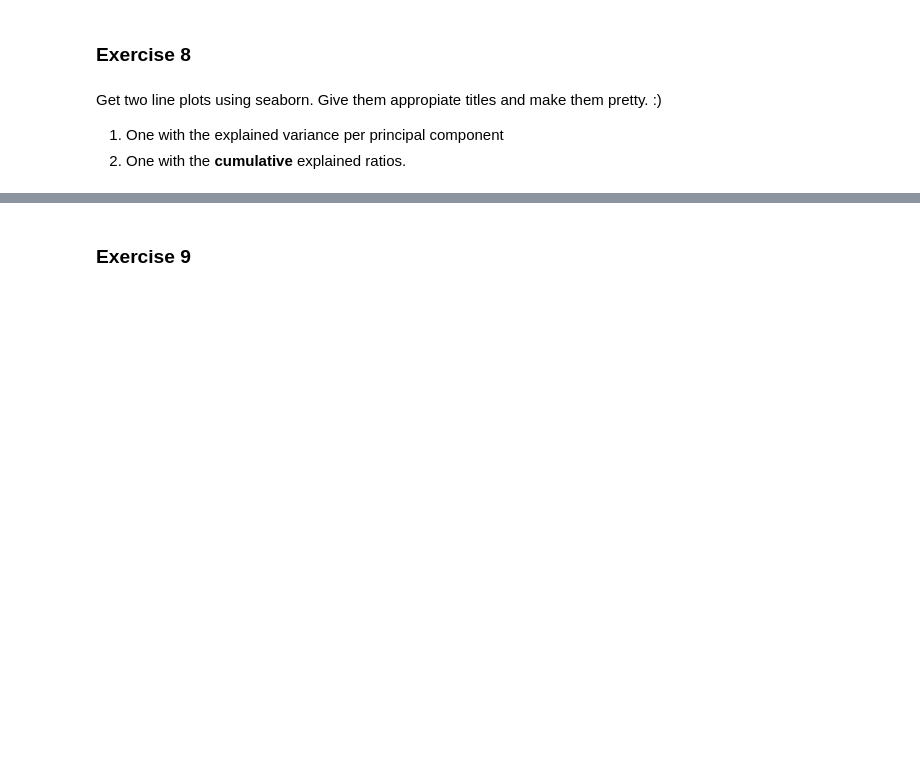
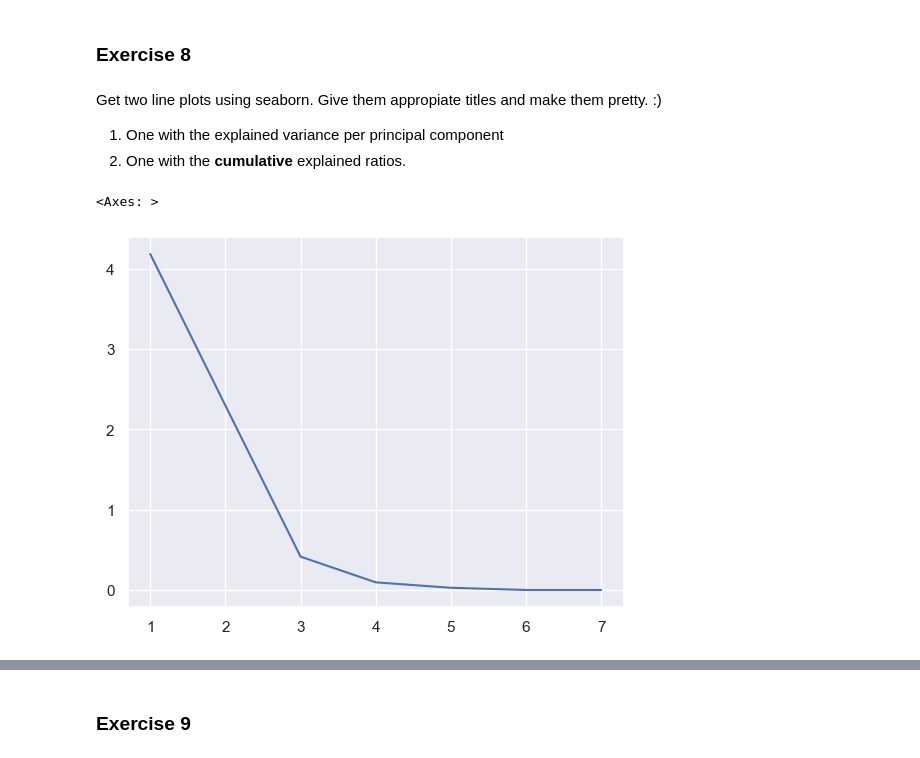
Before and after one commit to Tietgen-ITU/applied-artificial-intelligence, a Jupyter notebook: exercises/lecture-06/Pizza_dimensionality_reduction_clustering.ipynb, the cells around one changed output, grey strips where cells are left out. Drawn from its saved outputs; the diff is of its cells as text; code cells hidden in the pictures; blank space fills up the shorter version.

```diff
--- a/exercises/lecture-06/Pizza_dimensionality_reduction_clustering.ipynb
+++ b/exercises/lecture-06/Pizza_dimensionality_reduction_clustering.ipynb
@@ -63,3 +103,6 @@ Prepare your data for PCA:
 2. Scale your data using a standard scaler and print it. Import what you need.
 # %%
 # Your code for 5.1 here
+
+X = pizzas[["mois", "prot", "fat", "ash", "sodium", "carb", "cal"]]
+X
@@ -66,2 +123,9 @@ Prepare your data for PCA:
 # %%
 # Your code for 5.2 here
+pipe = Pipeline([
+    ("scaler", StandardScaler())
+    ])
+
+X_scalar = pipe.fit_transform(X)
+
+print(X_scalar)
@@ -71,3 +149,5 @@ Prepare your data for PCA:
 Create a PCA instance, call it `pca`. Fit it with the data X.
 # %%
 # Your code here
+pca = PCA()
+pca.fit(X_scalar)
@@ -93,5 +182,11 @@ Get two line plots using seaborn. Give them appropiate titles and make them pret
 2. One with the **cumulative** explained ratios.
 # %%
 # Your code for 8.1 here
+component_idxs = range(1, 8)
+
+sns.lineplot(x=component_idxs, y=pca.explained_variance_)
+# %% [output]
+<Axes: >
+[figure, added]
 # %%
 # Your code for 8.2 here
```
Also changed, not shown: parts of 16 cells of this notebook.
